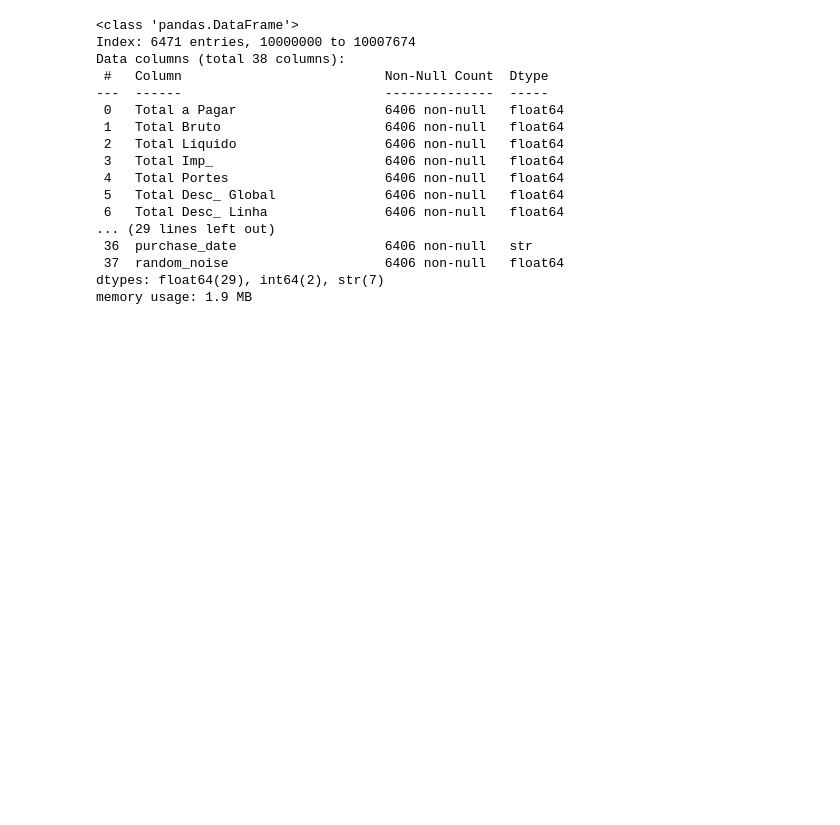
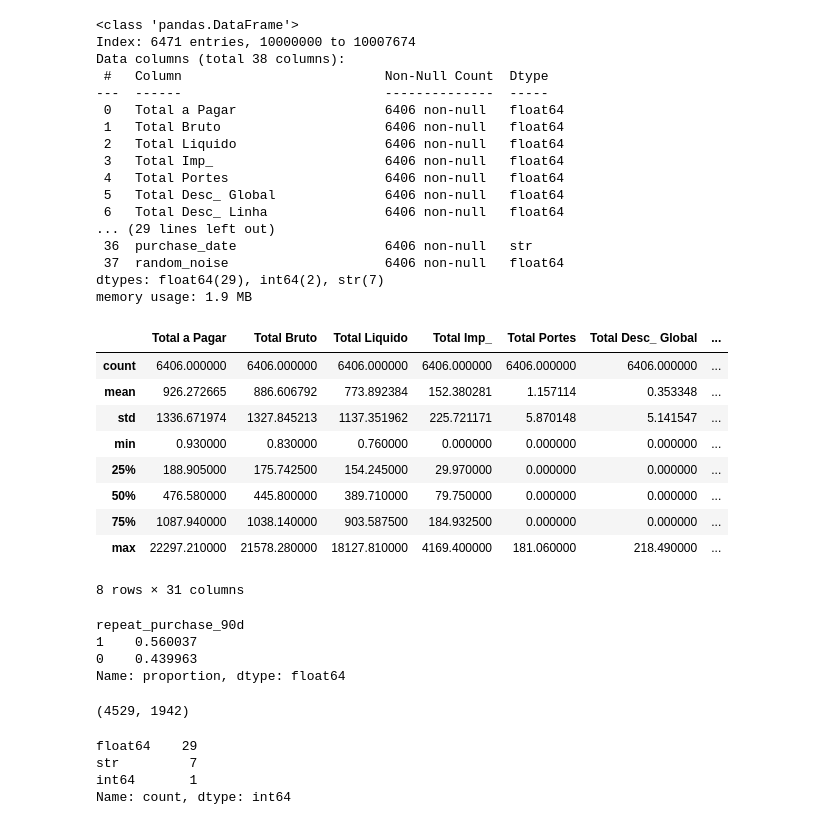
Before and after one commit to GoncaloGouveia04/ML_Project, a Jupyter notebook: notebooks/main.ipynb, the cells around one changed output. Cells and saved outputs as stored; diff of their text form; code cells hidden in the pictures; blank space fills up the shorter version.

```diff
--- a/notebooks/main.ipynb
+++ b/notebooks/main.ipynb
@@ -216,3 +240,25 @@ Data columns (total 38 columns):
  37  random_noise                    6406 non-null   float64
 dtypes: float64(29), int64(2), str(7)
 memory usage: 1.9 MB
+# %%
+train_data.describe()
+# %% [output]
+|  | Total a Pagar | Total Bruto | Total Liquido | Total Imp_ | Total Portes | Total Desc_ Global | ... |
+| count | 6406.000000 | 6406.000000 | 6406.000000 | 6406.000000 | 6406.000000 | 6406.000000 | ... |
+| mean | 926.272665 | 886.606792 | 773.892384 | 152.380281 | 1.157114 | 0.353348 | ... |
+| std | 1336.671974 | 1327.845213 | 1137.351962 | 225.721171 | 5.870148 | 5.141547 | ... |
+| min | 0.930000 | 0.830000 | 0.760000 | 0.000000 | 0.000000 | 0.000000 | ... |
+| 25% | 188.905000 | 175.742500 | 154.245000 | 29.970000 | 0.000000 | 0.000000 | ... |
+| 50% | 476.580000 | 445.800000 | 389.710000 | 79.750000 | 0.000000 | 0.000000 | ... |
+| 75% | 1087.940000 | 1038.140000 | 903.587500 | 184.932500 | 0.000000 | 0.000000 | ... |
+| max | 22297.210000 | 21578.280000 | 18127.810000 | 4169.400000 | 181.060000 | 218.490000 | ... |
+8 rows × 31 columns
+# %%
+# Check for imbalance between values in the columns 'repeat_purchase_90d'
+
+train_data["repeat_purchase_90d"].value_counts(normalize=True)
+# %% [output]
+repeat_purchase_90d
+1    0.560037
+0    0.439963
+Name: proportion, dtype: float64
@@ -218,0 +268,19 @@ memory usage: 1.9 MB
+# %%
+X_train, X_val, y_train, y_val = train_test_split(
+    X,
+    y,
+    train_size=0.7,
+    shuffle=True,
+    stratify=y,
+    random_state=RANDOM_STATE,
+)
+len(X_train), len(X_val)
+# %% [output]
+(4529, 1942)
+# %%
+X_train.dtypes.value_counts()
+# %% [output]
+float64    29
+str         7
+int64       1
+Name: count, dtype: int64
```
Also changed, not shown: parts of 11 cells of this notebook.
